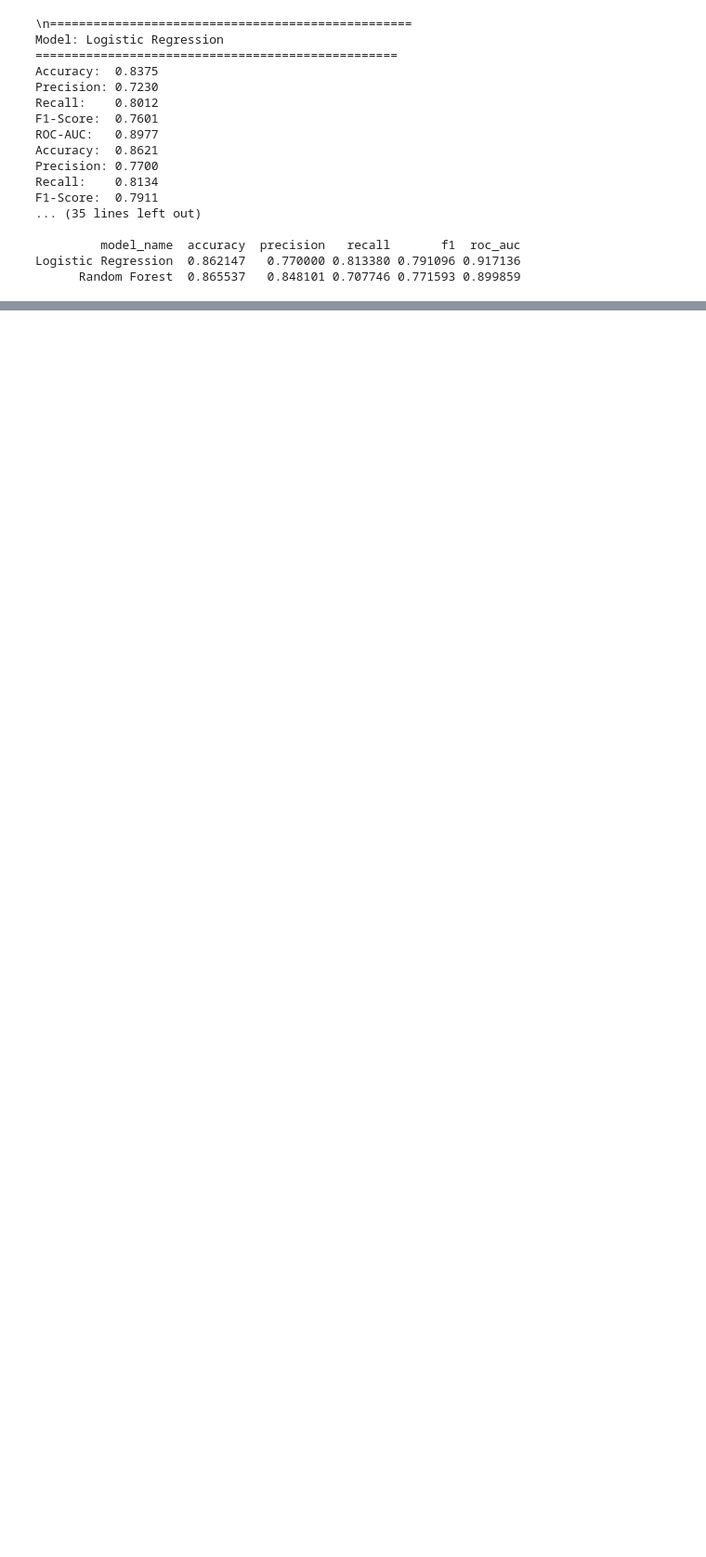
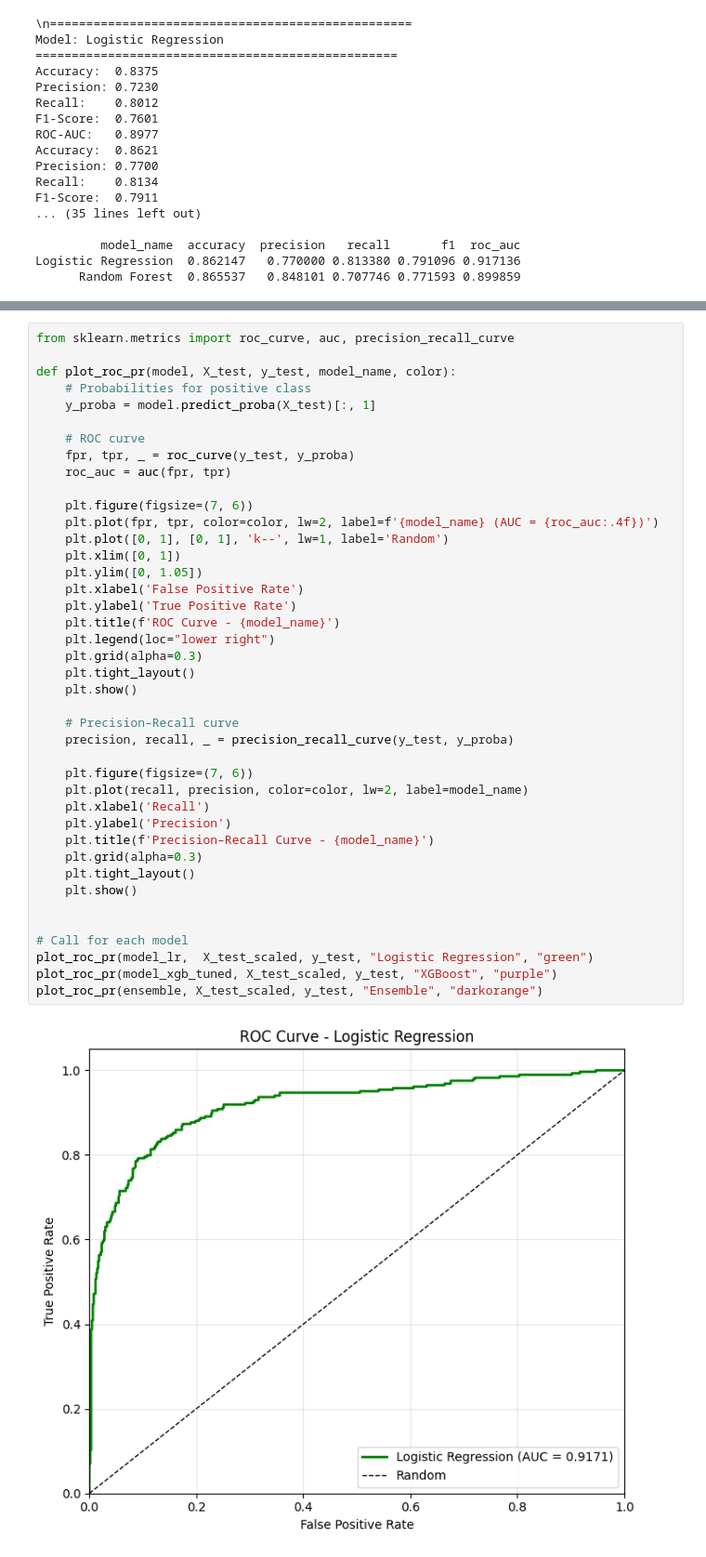
Before and after one commit to Anshikasharma37/student-dropout-StrangerStrings, a Jupyter notebook: model1.ipynb, the cells around one changed output, grey strips where cells are left out. Shown at 93% size. Saved outputs shown, nothing was run; the diff lists cells and outputs as text; blank space fills up the shorter version.

```diff
--- a/model1.ipynb
+++ b/model1.ipynb
@@ -352,0 +506,43 @@ Logistic Regression  0.862147   0.770000 0.813380 0.791096 0.917136
+# %%
+from sklearn.metrics import roc_curve, auc, precision_recall_curve
+
+def plot_roc_pr(model, X_test, y_test, model_name, color):
+    # Probabilities for positive class
+    y_proba = model.predict_proba(X_test)[:, 1]
+
+    # ROC curve
+    fpr, tpr, _ = roc_curve(y_test, y_proba)
+    roc_auc = auc(fpr, tpr)
+
+    plt.figure(figsize=(7, 6))
+    plt.plot(fpr, tpr, color=color, lw=2, label=f'{model_name} (AUC = {roc_auc:.4f})')
+    plt.plot([0, 1], [0, 1], 'k--', lw=1, label='Random')
+    plt.xlim([0, 1])
+    plt.ylim([0, 1.05])
+    plt.xlabel('False Positive Rate')
+    plt.ylabel('True Positive Rate')
+    plt.title(f'ROC Curve - {model_name}')
+    plt.legend(loc="lower right")
+    plt.grid(alpha=0.3)
+    plt.tight_layout()
+    plt.show()
+
+    # Precision–Recall curve
+    precision, recall, _ = precision_recall_curve(y_test, y_proba)
+
+    plt.figure(figsize=(7, 6))
+    plt.plot(recall, precision, color=color, lw=2, label=model_name)
+    plt.xlabel('Recall')
+    plt.ylabel('Precision')
+    plt.title(f'Precision–Recall Curve - {model_name}')
+    plt.grid(alpha=0.3)
+    plt.tight_layout()
+    plt.show()
+
+
+# Call for each model
+plot_roc_pr(model_lr,  X_test_scaled, y_test, "Logistic Regression", "green")
+plot_roc_pr(model_xgb_tuned, X_test_scaled, y_test, "XGBoost", "purple")
+plot_roc_pr(ensemble, X_test_scaled, y_test, "Ensemble", "darkorange")
+# %% [output]
+[figure, added]
```
Also changed, not shown: parts of 6 cells of this notebook.
